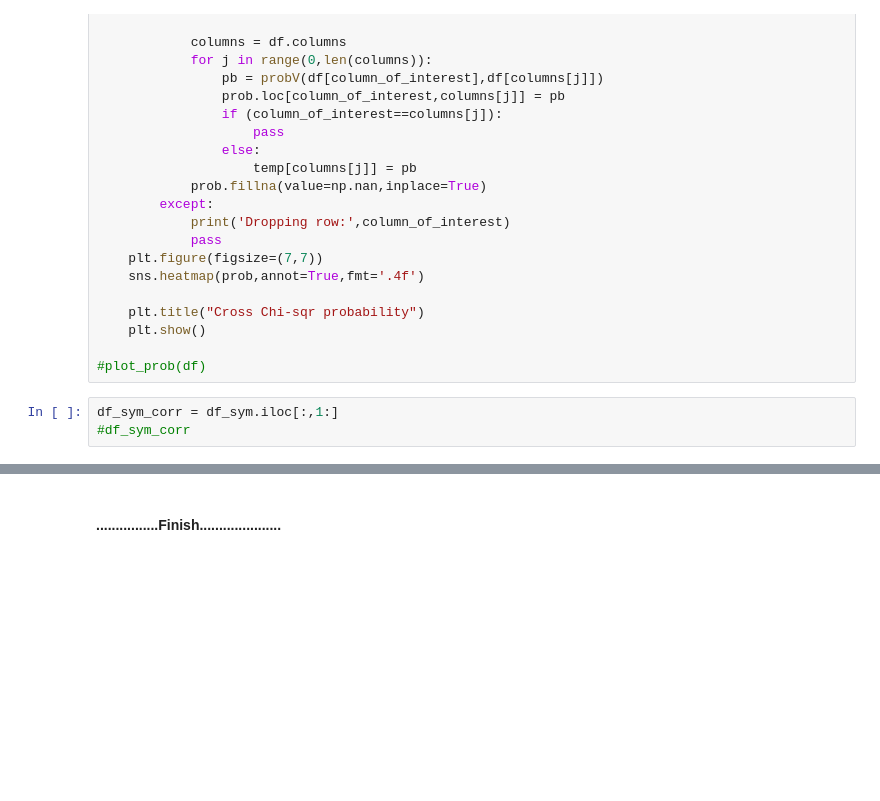
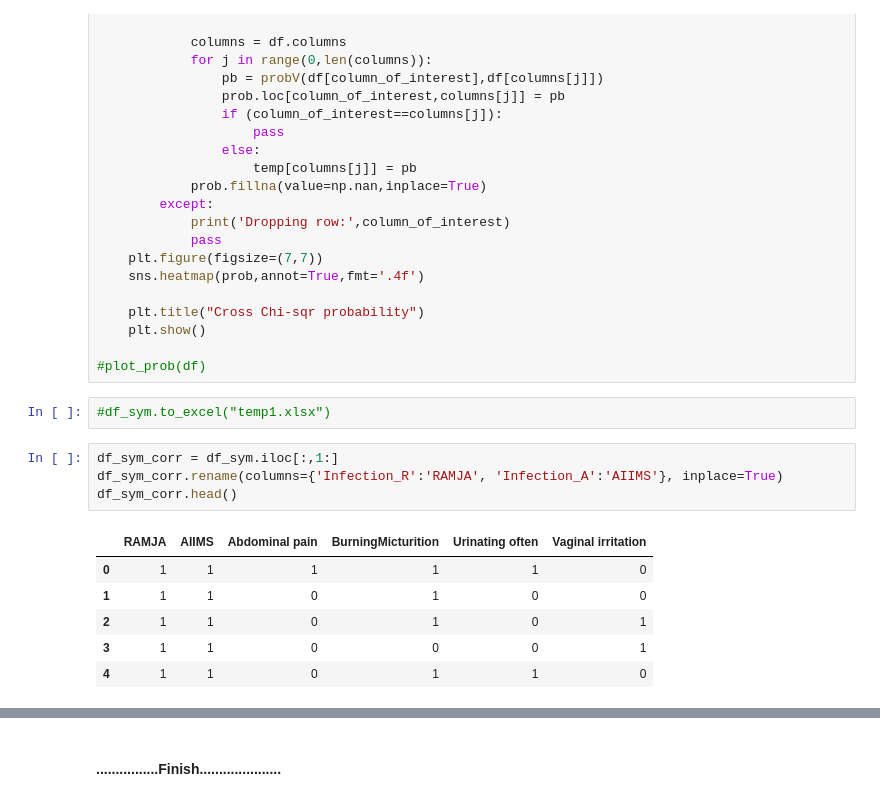
Before and after one commit to neeliit/DiagnosticsPy, a Jupyter notebook: comparision.ipynb, the cells around one changed output, grey strips where cells are left out. Cells and saved outputs as stored; diff of their text form; blank space fills up the shorter version.

```diff
--- a/comparision.ipynb
+++ b/comparision.ipynb
@@ -799,9 +799,19 @@ def plot_prob(df):
     plt.show()
 
 #plot_prob(df)
+# %%
+#df_sym.to_excel("temp1.xlsx")
 # %%
 df_sym_corr = df_sym.iloc[:,1:]
-#df_sym_corr
+df_sym_corr.rename(columns={'Infection_R':'RAMJA', 'Infection_A':'AIIMS'}, inplace=True)
+df_sym_corr.head()
+# %% [output]
+|  | RAMJA | AIIMS | Abdominal pain | BurningMicturition | Urinating often | Vaginal irritation |
+| 0 | 1 | 1 | 1 | 1 | 1 | 0 |
+| 1 | 1 | 1 | 0 | 1 | 0 | 0 |
+| 2 | 1 | 1 | 0 | 1 | 0 | 1 |
+| 3 | 1 | 1 | 0 | 0 | 0 | 1 |
+| 4 | 1 | 1 | 0 | 1 | 1 | 0 |
 # %%
 plot_prob(df_sym_corr)
 # %% [output]
```
Also changed, not shown: parts of 5 cells of this notebook, 1 other file.
